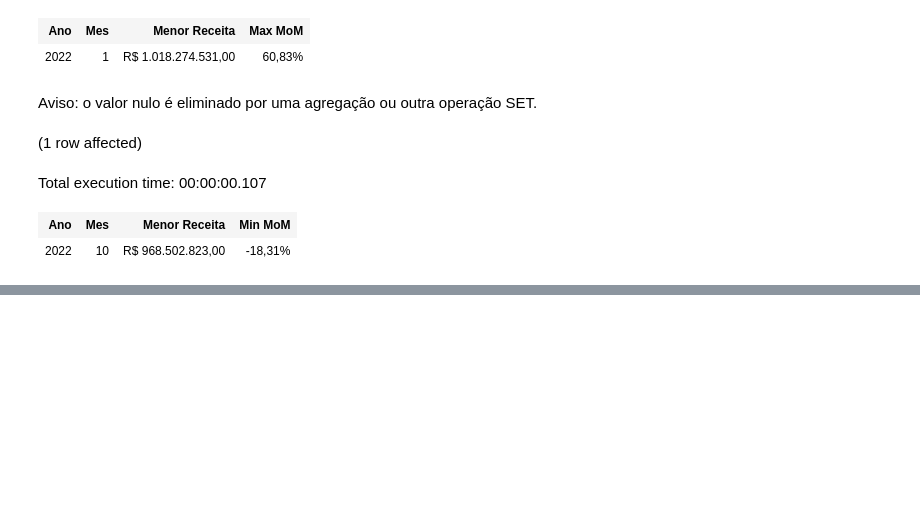
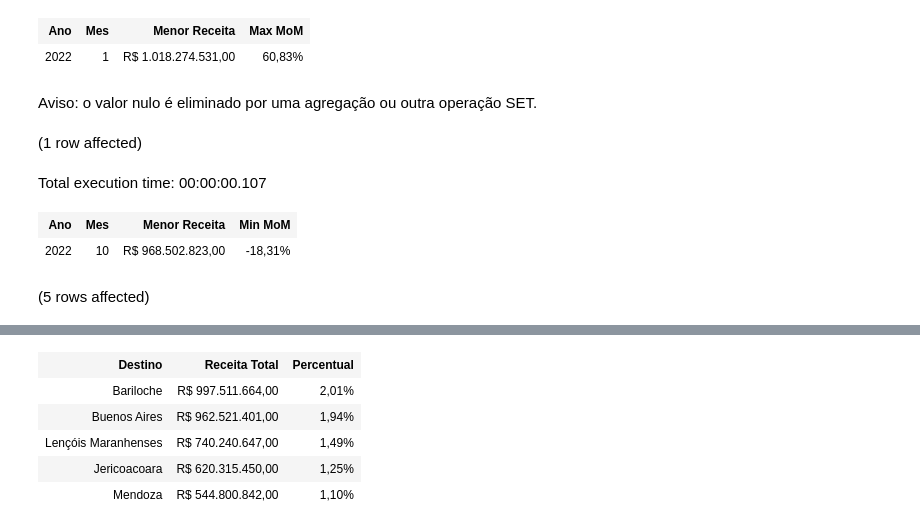
Before and after one commit to AlbertoFAraujo/SQL_EDA_Data_travels, a Jupyter notebook: EDA_Data_travels.ipynb, the cells around one changed output, grey strips where cells are left out. Drawn from its saved outputs; the diff is of its cells as text; code cells hidden in the pictures; blank space fills up the shorter version.

```diff
--- a/EDA_Data_travels.ipynb
+++ b/EDA_Data_travels.ipynb
@@ -160,3 +160,14 @@ Aviso: o valor nulo é eliminado por uma agregação ou outra operação SET.
 Total execution time: 00:00:00.107
 | Ano | Mes | Menor Receita | Min MoM |
 | 2022 | 10 | R$ 968.502.823,00 | -18,31% |
+# %%
+-- Receita gerada por país destino (Top 5)
+SELECT TOP(5)
+Destino,
+FORMAT(SUM(Valor_por_pessoa * Quantidade_de_pessoas),'C','pt-BR') AS [Receita Total],
+FORMAT(SUM(Valor_por_pessoa * Quantidade_de_pessoas)/SUM(SUM(Valor_por_pessoa * Quantidade_de_pessoas))OVER(),'0.00%') AS Percentual
+FROM dados_travels
+GROUP BY Destino
+ORDER BY [Receita Total] DESC
+# %% [output]
+(5 rows affected)
@@ -162,0 +175,6 @@ Total execution time: 00:00:00.107
+| Destino | Receita Total | Percentual |
+| Bariloche | R$ 997.511.664,00 | 2,01% |
+| Buenos Aires | R$ 962.521.401,00 | 1,94% |
+| Lençóis Maranhenses | R$ 740.240.647,00 | 1,49% |
+| Jericoacoara | R$ 620.315.450,00 | 1,25% |
+| Mendoza | R$ 544.800.842,00 | 1,10% |
```
Also changed, not shown: parts of 3 cells of this notebook.
